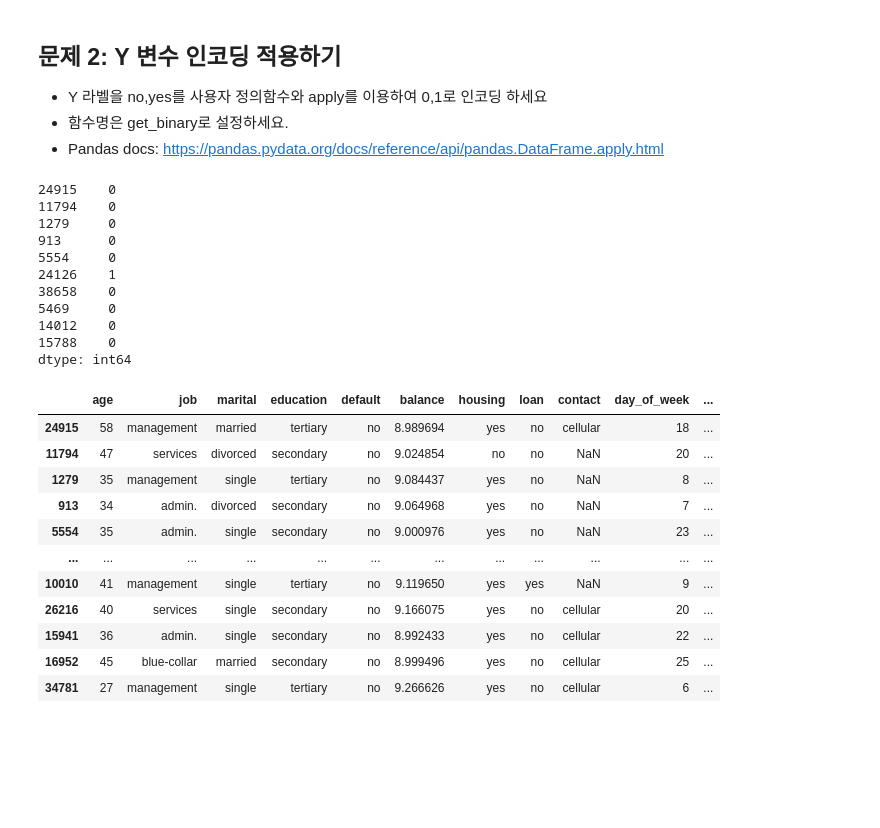
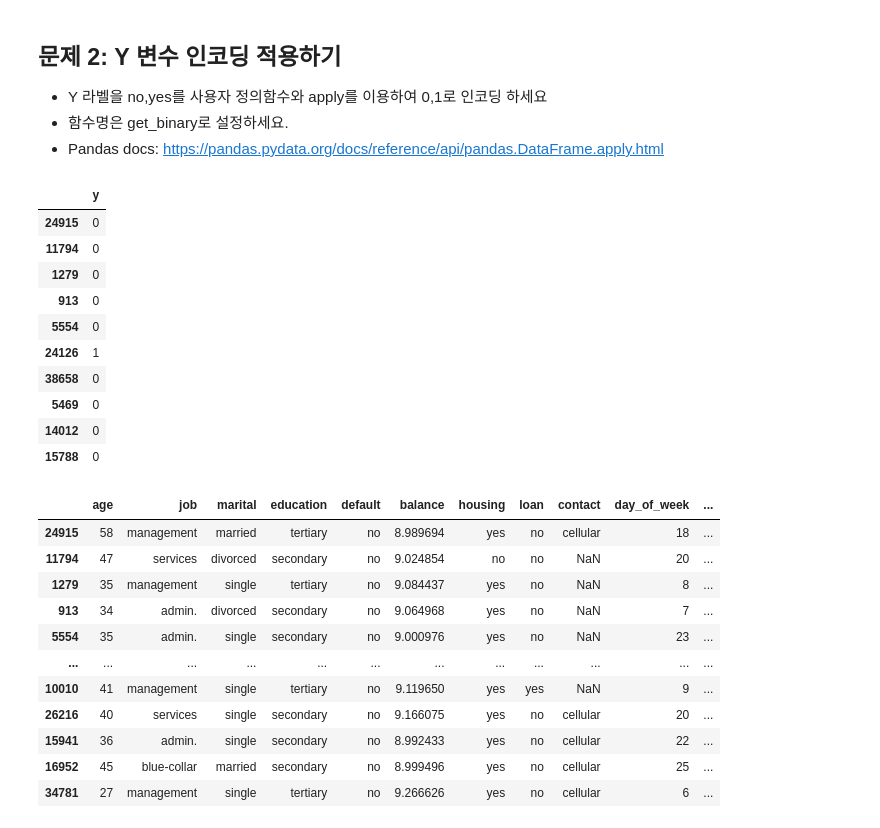
Before and after one commit to bellepoque7/sparta_ml, a Jupyter notebook: A02_최영아.ipynb, the cells around one changed output. Drawn from its saved outputs; the diff is of its cells as text; code cells hidden in the pictures; blank space fills up the shorter version.

```diff
--- a/A02_최영아.ipynb
+++ b/A02_최영아.ipynb
@@ -135,44 +135,44 @@ get_3_hist(X_train, numeric_col)
 # %%
 '''문제 시작'''
 
 def get_binary(x):
     """
     주어진 문자열 x가 'no'일 경우 0을 반환하고, 그렇지 않을 경우 1을 반환합니다.
     이 함수는 일반적으로 두 가지 범주(예: 'yes'와 'no')를 가진 데이터를 이진 형식(0과 1)으로 변환하는 데 사용됩니다.
 
     Args:
         x (str): 변환할 문자열. 'no' 또는 그 외의 값을 가질 수 있습니다.
     Returns:
         int: 문자열 x가 'no'일 경우 0, 그렇지 않을 경우 1을 반환합니다.
     """
     # 이부분을 작성해주세요
-    if x.values=='no':
+    if x=='no':
         return 0
     else:
         return 1
 
 # y_train 데이터 인코딩 코드
-y_train = y_train.apply(get_binary, axis=1)
+y_train['y'] = y_train['y'].apply(get_binary)
 
 # y_test 데이터 인코딩코드
-y_test = y_test.apply(get_binary, axis=1)
+y_test['y'] = y_test['y'].apply(get_binary)
 
 
 '''문제 끝'''
 #잘 적용되었는지 확인
 display(y_train[:10])
 # %% [output]
-24915    0
-11794    0
-1279     0
-913      0
-5554     0
-24126    1
-38658    0
-5469     0
-14012    0
-15788    0
-dtype: int64
+|  | y |
+| 24915 | 0 |
+| 11794 | 0 |
+| 1279 | 0 |
+| 913 | 0 |
+| 5554 | 0 |
+| 24126 | 1 |
+| 38658 | 0 |
+| 5469 | 0 |
+| 14012 | 0 |
+| 15788 | 0 |
 # %%
 X_train
 # %% [output]
```
Also changed, not shown: parts of 2 cells of this notebook.
